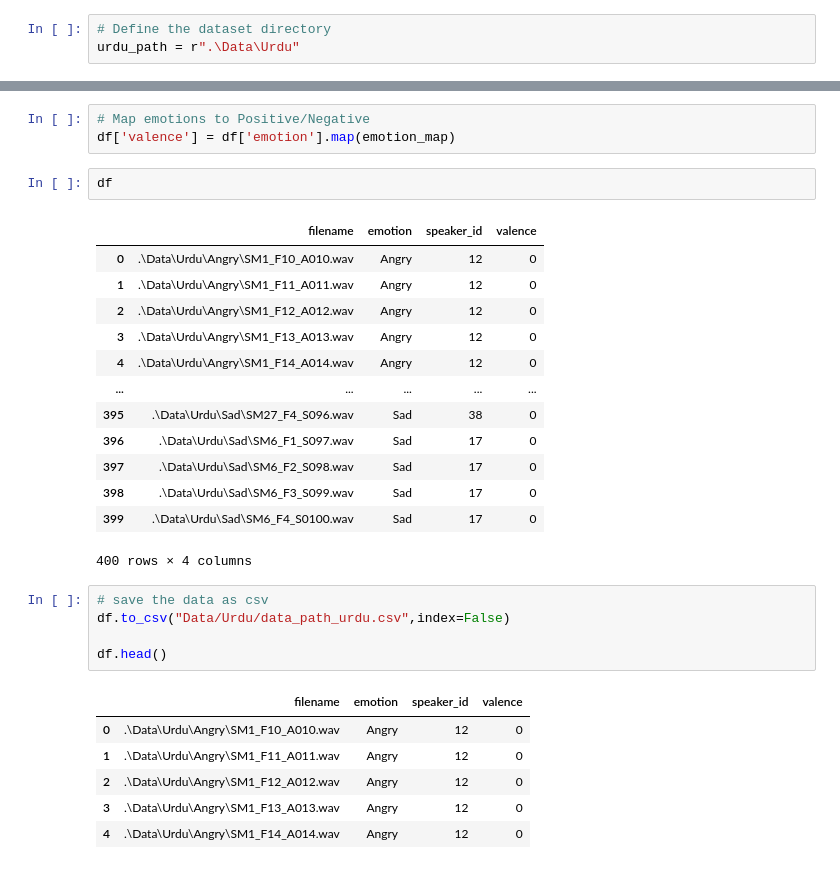
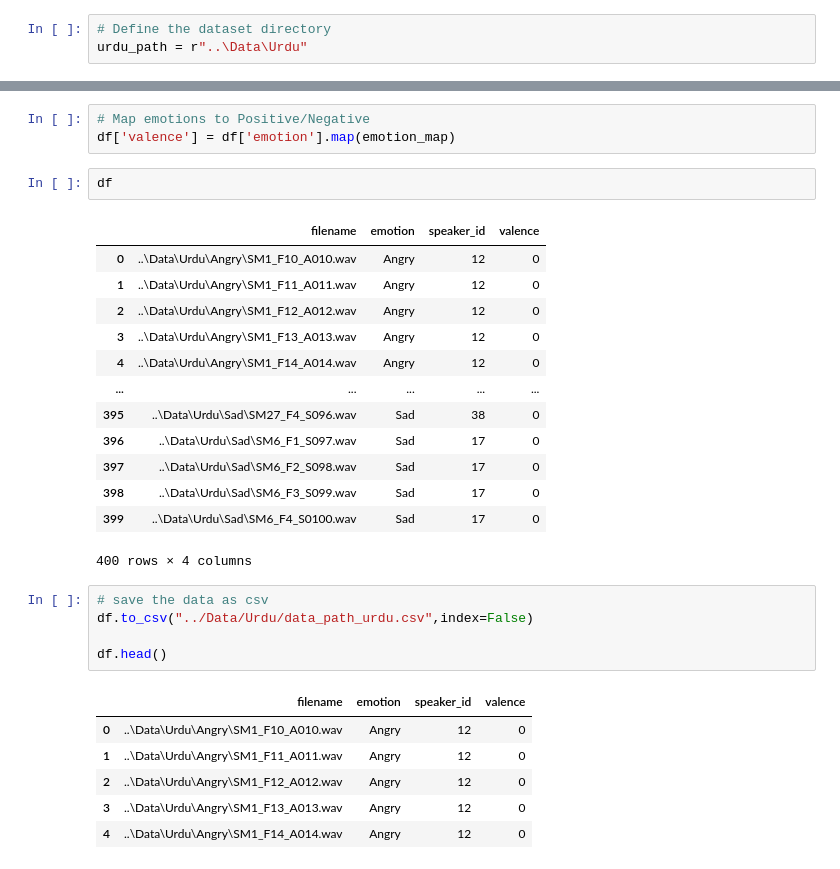
Before and after one commit to juverse/Speech-Emotion-Recognition, a Jupyter notebook: Data Preprocessing/data_preparation_urdu.ipynb, the cells around one changed output, grey strips where cells are left out. Cells and saved outputs as stored; diff of their text form.

```diff
--- a/Data Preprocessing/data_preparation_urdu.ipynb
+++ b/Data Preprocessing/data_preparation_urdu.ipynb
@@ -10,7 +10,7 @@ import matplotlib.pyplot as plt
 import seaborn as sns
 # %%
 # Define the dataset directory
-urdu_path = r".\Data\Urdu"
+urdu_path = r"..\Data\Urdu"
 # %%
 data = []
 
@@ -92,27 +92,27 @@ df['valence'] = df['emotion'].map(emotion_map)
 df
 # %% [output]
 |  | filename | emotion | speaker_id | valence |
-| 0 | .\Data\Urdu\Angry\SM1_F10_A010.wav | Angry | 12 | 0 |
-| 1 | .\Data\Urdu\Angry\SM1_F11_A011.wav | Angry | 12 | 0 |
-| 2 | .\Data\Urdu\Angry\SM1_F12_A012.wav | Angry | 12 | 0 |
-| 3 | .\Data\Urdu\Angry\SM1_F13_A013.wav | Angry | 12 | 0 |
-| 4 | .\Data\Urdu\Angry\SM1_F14_A014.wav | Angry | 12 | 0 |
+| 0 | ..\Data\Urdu\Angry\SM1_F10_A010.wav | Angry | 12 | 0 |
+| 1 | ..\Data\Urdu\Angry\SM1_F11_A011.wav | Angry | 12 | 0 |
+| 2 | ..\Data\Urdu\Angry\SM1_F12_A012.wav | Angry | 12 | 0 |
+| 3 | ..\Data\Urdu\Angry\SM1_F13_A013.wav | Angry | 12 | 0 |
+| 4 | ..\Data\Urdu\Angry\SM1_F14_A014.wav | Angry | 12 | 0 |
 | ... | ... | ... | ... | ... |
-| 395 | .\Data\Urdu\Sad\SM27_F4_S096.wav | Sad | 38 | 0 |
-| 396 | .\Data\Urdu\Sad\SM6_F1_S097.wav | Sad | 17 | 0 |
-| 397 | .\Data\Urdu\Sad\SM6_F2_S098.wav | Sad | 17 | 0 |
-| 398 | .\Data\Urdu\Sad\SM6_F3_S099.wav | Sad | 17 | 0 |
-| 399 | .\Data\Urdu\Sad\SM6_F4_S0100.wav | Sad | 17 | 0 |
+| 395 | ..\Data\Urdu\Sad\SM27_F4_S096.wav | Sad | 38 | 0 |
+| 396 | ..\Data\Urdu\Sad\SM6_F1_S097.wav | Sad | 17 | 0 |
+| 397 | ..\Data\Urdu\Sad\SM6_F2_S098.wav | Sad | 17 | 0 |
+| 398 | ..\Data\Urdu\Sad\SM6_F3_S099.wav | Sad | 17 | 0 |
+| 399 | ..\Data\Urdu\Sad\SM6_F4_S0100.wav | Sad | 17 | 0 |
 400 rows × 4 columns
 # %%
 # save the data as csv
-df.to_csv("Data/Urdu/data_path_urdu.csv",index=False)
+df.to_csv("../Data/Urdu/data_path_urdu.csv",index=False)
 
 df.head()
 # %% [output]
 |  | filename | emotion | speaker_id | valence |
-| 0 | .\Data\Urdu\Angry\SM1_F10_A010.wav | Angry | 12 | 0 |
-| 1 | .\Data\Urdu\Angry\SM1_F11_A011.wav | Angry | 12 | 0 |
-| 2 | .\Data\Urdu\Angry\SM1_F12_A012.wav | Angry | 12 | 0 |
-| 3 | .\Data\Urdu\Angry\SM1_F13_A013.wav | Angry | 12 | 0 |
-| 4 | .\Data\Urdu\Angry\SM1_F14_A014.wav | Angry | 12 | 0 |
+| 0 | ..\Data\Urdu\Angry\SM1_F10_A010.wav | Angry | 12 | 0 |
+| 1 | ..\Data\Urdu\Angry\SM1_F11_A011.wav | Angry | 12 | 0 |
+| 2 | ..\Data\Urdu\Angry\SM1_F12_A012.wav | Angry | 12 | 0 |
+| 3 | ..\Data\Urdu\Angry\SM1_F13_A013.wav | Angry | 12 | 0 |
+| 4 | ..\Data\Urdu\Angry\SM1_F14_A014.wav | Angry | 12 | 0 |
```
Also changed, not shown: 4 other files.
